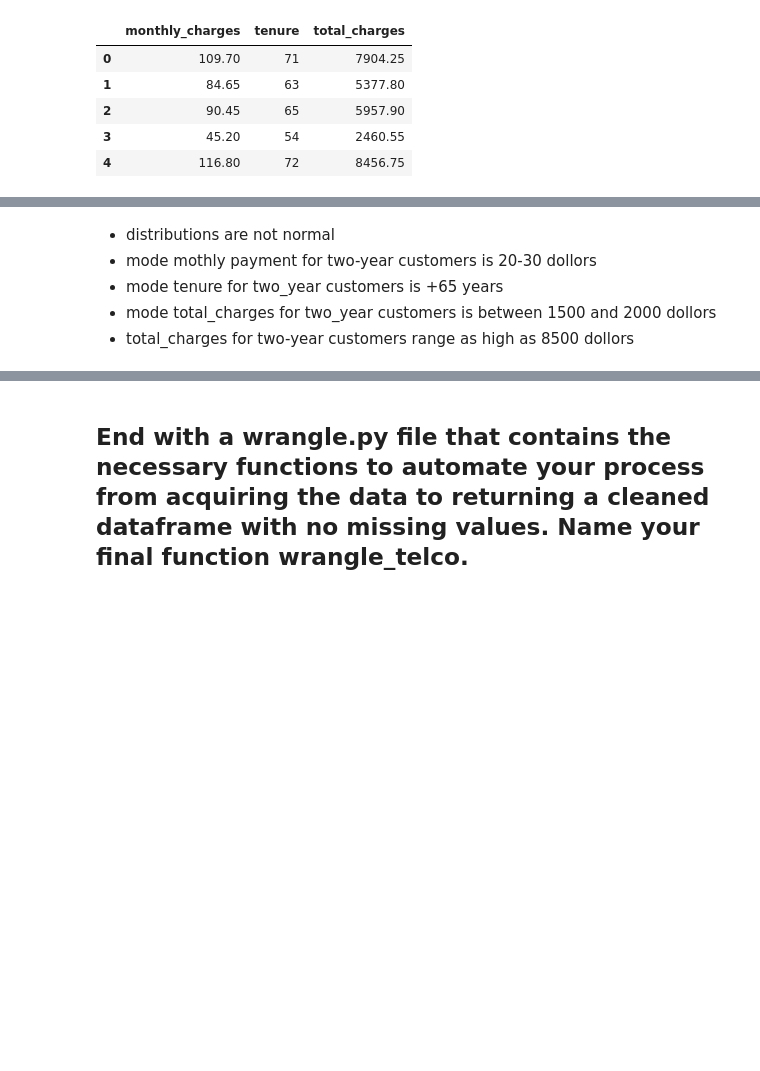
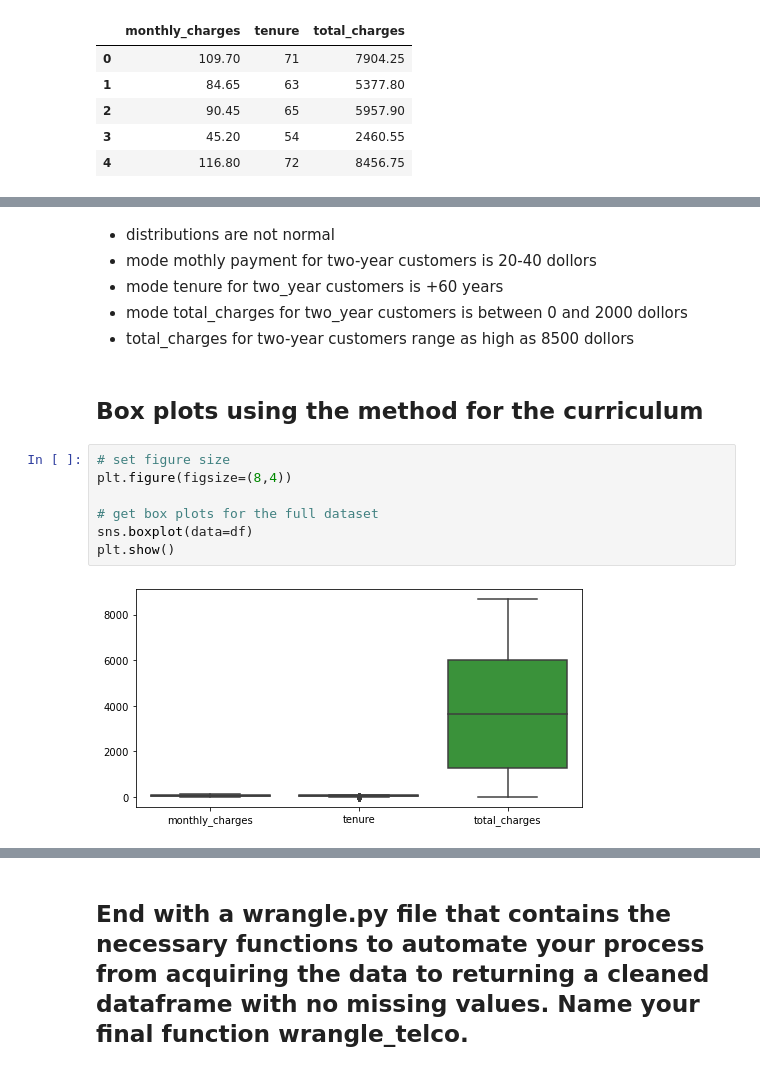
Before and after one commit to Johndsalas/lesson_prep, a Jupyter notebook: regression/wrangle.ipynb, the cells around one changed output, grey strips where cells are left out. Drawn from its saved outputs; the diff is of its cells as text; blank space fills up the shorter version.

```diff
--- a/regression/wrangle.ipynb
+++ b/regression/wrangle.ipynb
@@ -196,6 +235,17 @@ for col in df.columns:
 # %% [markdown]
 * distributions are not normal
-* mode mothly payment for two-year customers is 20-30 dollors
-* mode tenure for two_year customers is +65 years
-* mode total_charges for two_year customers is between 1500 and 2000 dollors
+* mode mothly payment for two-year customers is 20-40 dollors
+* mode tenure for two_year customers is +60 years
+* mode total_charges for two_year customers is between 0 and 2000 dollors
 * total_charges for two-year customers range as high as 8500 dollors
+# %% [markdown]
+## Box plots using the method for the curriculum
+# %%
+# set figure size
+plt.figure(figsize=(8,4))
+
+# get box plots for the full dataset
+sns.boxplot(data=df)
+plt.show()
+# %% [output]
+[figure, added]
```
Also changed, not shown: parts of 38 cells of this notebook, 2 other files.
